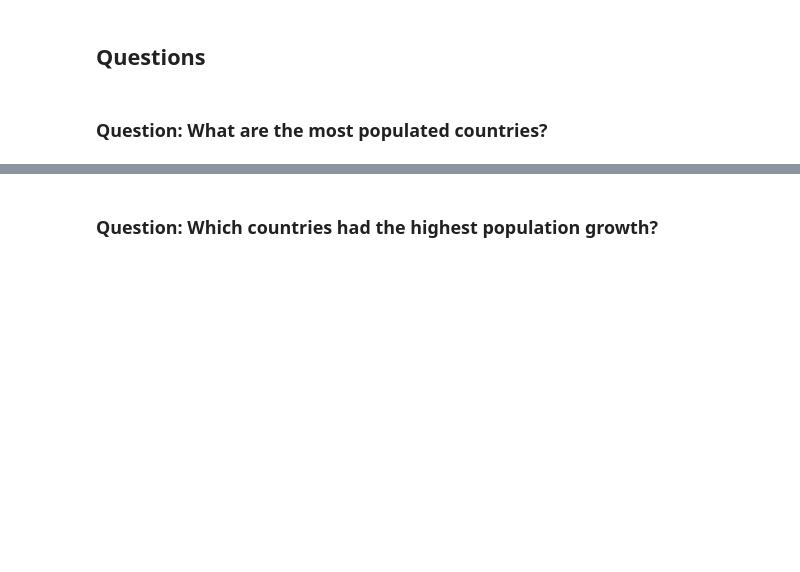
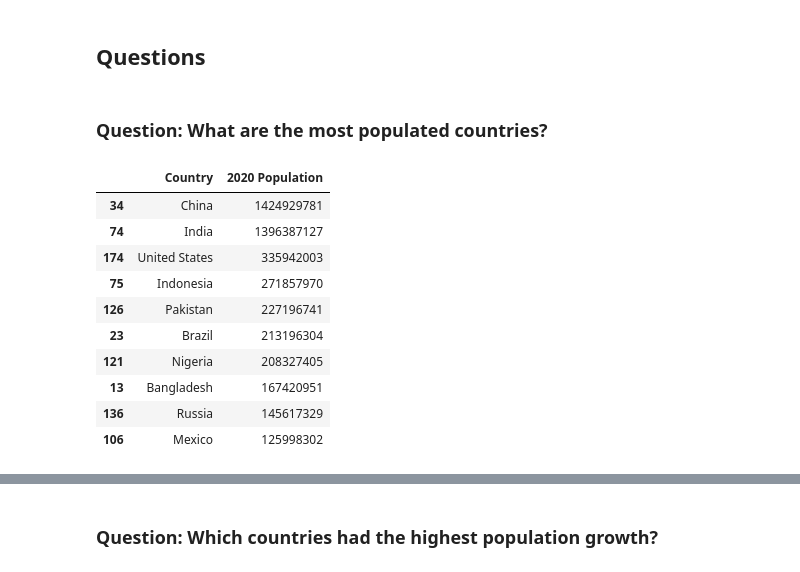
Before and after one commit to 99btyler/global-population-dashboard, a Jupyter notebook: src/research-visualizations.ipynb, the cells around one changed output, grey strips where cells are left out. Drawn from its saved outputs; the diff is of its cells as text; code cells hidden in the pictures; blank space fills up the shorter version.

```diff
--- a/src/research-visualizations.ipynb
+++ b/src/research-visualizations.ipynb
@@ -18,4 +19,18 @@ global_population_df.head()
 # %% [markdown]
 ### Question: What are the most populated countries?
 # %%
-# ...
+most_populated_countries_df = global_population_df[["Country", "2020 Population"]].sort_values(by="2020 Population", ascending=False).head(10)
+
+most_populated_countries_df
+# %% [output]
+|  | Country | 2020 Population |
+| 34 | China | 1424929781 |
+| 74 | India | 1396387127 |
+| 174 | United States | 335942003 |
+| 75 | Indonesia | 271857970 |
+| 126 | Pakistan | 227196741 |
+| 23 | Brazil | 213196304 |
+| 121 | Nigeria | 208327405 |
+| 13 | Bangladesh | 167420951 |
+| 136 | Russia | 145617329 |
+| 106 | Mexico | 125998302 |
```
Also changed, not shown: parts of 2 cells of this notebook, 1 other file.
